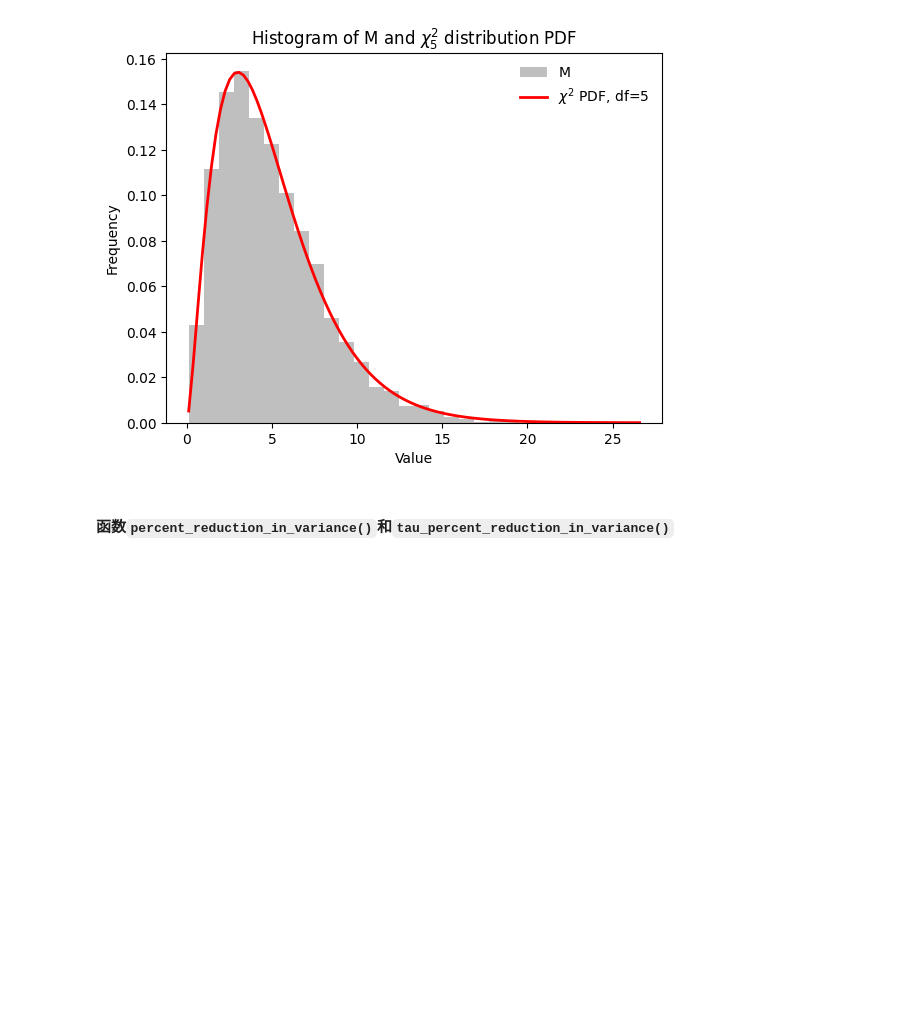
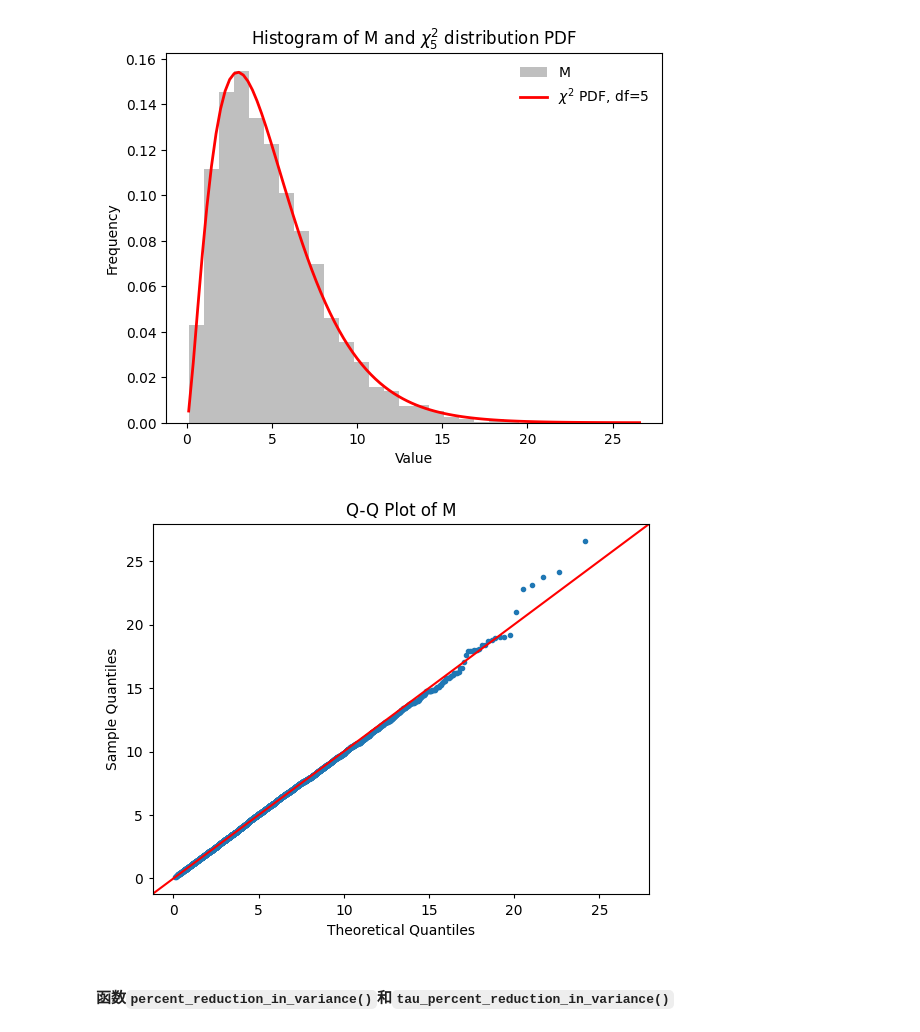
Before and after one commit to Rick7117/Rerandomization, a Jupyter notebook: DistributionOfM.ipynb, the cells around one changed output. Drawn from its saved outputs; the diff is of its cells as text; code cells hidden in the pictures; blank space fills up the shorter version.

```diff
--- a/DistributionOfM.ipynb
+++ b/DistributionOfM.ipynb
@@ -57,6 +57,32 @@ plt.title(r'Histogram of M and $\chi^2_5$ distribution PDF')
 plt.show()
 # %% [output]
 [figure]
+# %%
+def theoretical_quantiles(sample):
+    # 计算样本的经验分位数
+    sample_quantiles = np.sort(sample)
+    probabilities = np.arange(1, len(sample) + 1) / (len(sample) + 1)
+    # 使用scipy.stats的ppf函数来获取卡方分布的理论分位数
+    theoretical_q = chi2.ppf(probabilities, df=5)
+    return theoretical_q, sample_quantiles
+
+# 计算理论分位数和样本分位数
+theor_q, sample_q = theoretical_quantiles(res1)
+
+# # 使用statsmodels的qqplot函数来创建QQ图，比较样本与理论分位数
+# fig = sm.qqplot(res, dist=chi2, distargs=(5,), line='45', )
+# plt.show()
+
+# Generate a Q-Q plot
+fig = sm.qqplot(res1, dist=chi2, distargs=(5,), line='45')
+
+# Set the size of the markers
+plt.setp(fig.findobj(lambda x: hasattr(x, 'set_marker')), 'markersize', 3)
+plt.title('Q-Q Plot of M')
+# Display the result
+plt.show()
+# %% [output]
+[figure, added]
 # %% [markdown]
 #### 函数``percent_reduction_in_variance()``和``tau_percent_reduction_in_variance()``
 # %%
```
Also changed, not shown: parts of 2 cells of this notebook.
